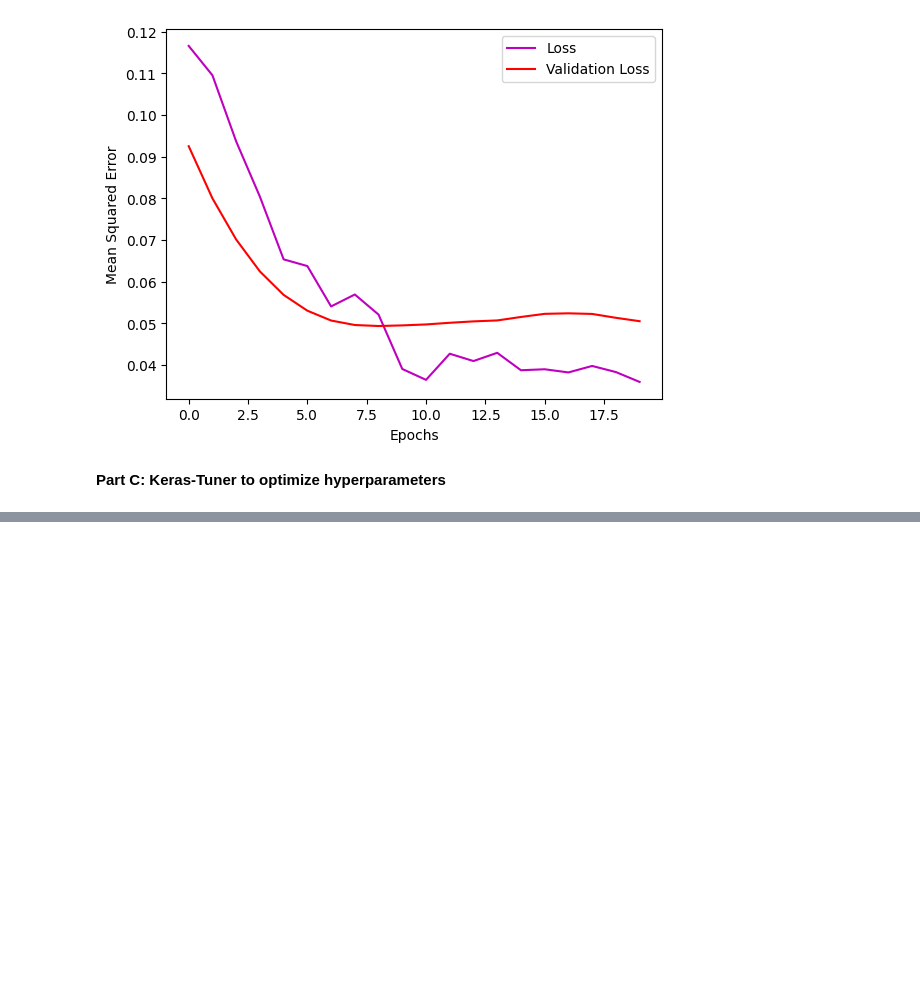
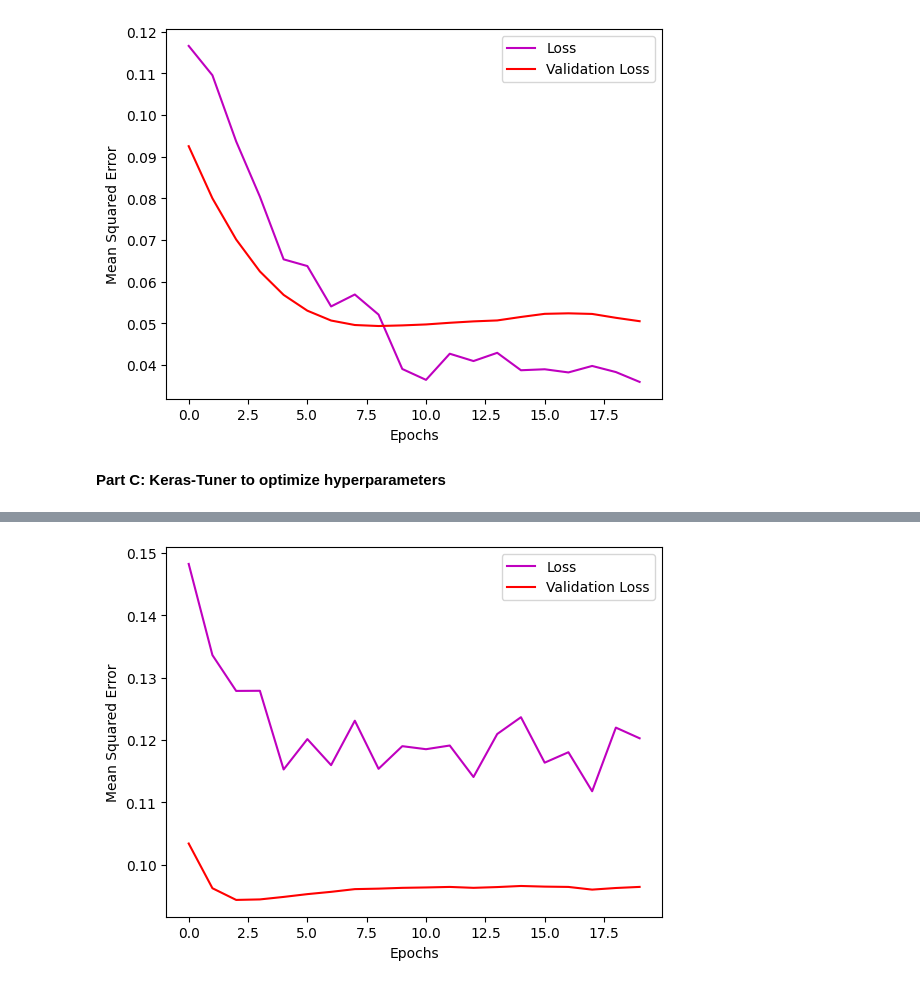
Before and after one commit to hannahzafar/UMDAOSC650, a Jupyter notebook: FinalProject_Zafar.ipynb, the cells around one changed output, grey strips where cells are left out. Cells and saved outputs as stored; diff of their text form; code cells hidden in the pictures; blank space fills up the shorter version.

```diff
--- a/FinalProject_Zafar.ipynb
+++ b/FinalProject_Zafar.ipynb
@@ -251,13 +253,13 @@ data = input_train_split
 target = target_train_split
 n_input = 5 #Sea ice persistence of 1-5 months
 n_features = data.shape[1]
+batch_size = 16
 
 data_gen_train = TimeseriesGenerator(data,
                                target,
                                length=n_input,
                                sampling_rate=1,
-                               stride=5,
-                               batch_size=16,
+                               batch_size=batch_size,
                                shuffle=True)
 
 ## Create a Time Series Generator for Validation
@@ -268,8 +270,7 @@ data_gen_val = TimeseriesGenerator(data,
                                target,
                                length=n_input,
                                sampling_rate=1,
-                               stride=5,
-                               batch_size=16,
+                               batch_size=batch_size,
                                shuffle=False)
 # %%
 # Double check shapes
@@ -382,14 +390,17 @@ def build_model(hp):
     # start building model
     model = keras.Sequential()
     # input layer stays the same as before
-    model.add(keras.Input(shape=(1,), name="input_layer"))
+    model.add(keras.Input(shape=(1,n_features), name="input_layer"))
+
+    # Added an LSTM layer for many to one?
+    model.add(keras.layers.LSTM(units=1, return_sequences=False)) # FALSE = many to one
     # instead of choosing the number of nodes, we add an hp object
     hp_units_1 = hp.Int('units_1', min_value=2, max_value=12, step=1)
     hp_units_2 = hp.Int('units_2', min_value=2, max_value=12, step=1)
     model.add(
         keras.layers.Dense(
             units=hp_units_1,
-            activation=keras.activations.relu
+            activation=keras.activations.relu,
             )
         )
     model.add(
@@ -398,7 +409,7 @@ def build_model(hp):
             activation=keras.activations.relu
             )
         )
-    # likewise, we will search for the learning rate
+
     learning_rate = hp.Float(
         "lr", min_value=1e-4, max_value=1e-2, sampling="log"
         )
@@ -429,0 +532,11 @@ tuner = keras_tuner.BayesianOptimization(
+# %%
+# Build the model with the best hp.
+best_hps = tuner.get_best_hyperparameters(num_trials=1)
+model = build_model(best_hps[0])
+# %%
+# Train best model
+history = model.fit(
+    data_gen_train,
+    epochs=20,
+    validation_data=data_gen_val
+    )
@@ -429,0 +561,11 @@ tuner = keras_tuner.BayesianOptimization(
+# %%
+# Plot best model loss curves
+plt.plot(range(0,20), history.history['loss'], c='m',label='Loss')
+plt.plot(range(0,20), history.history['val_loss'], c='r',label='Validation Loss')
+plt.xlabel('Epochs')
+plt.ylabel('Mean Squared Error')
+# plt.xlim([0,20])
+plt.legend()
+plt.show()
+# %% [output]
+[figure, added]
```
Also changed, not shown: parts of 14 cells of this notebook.
